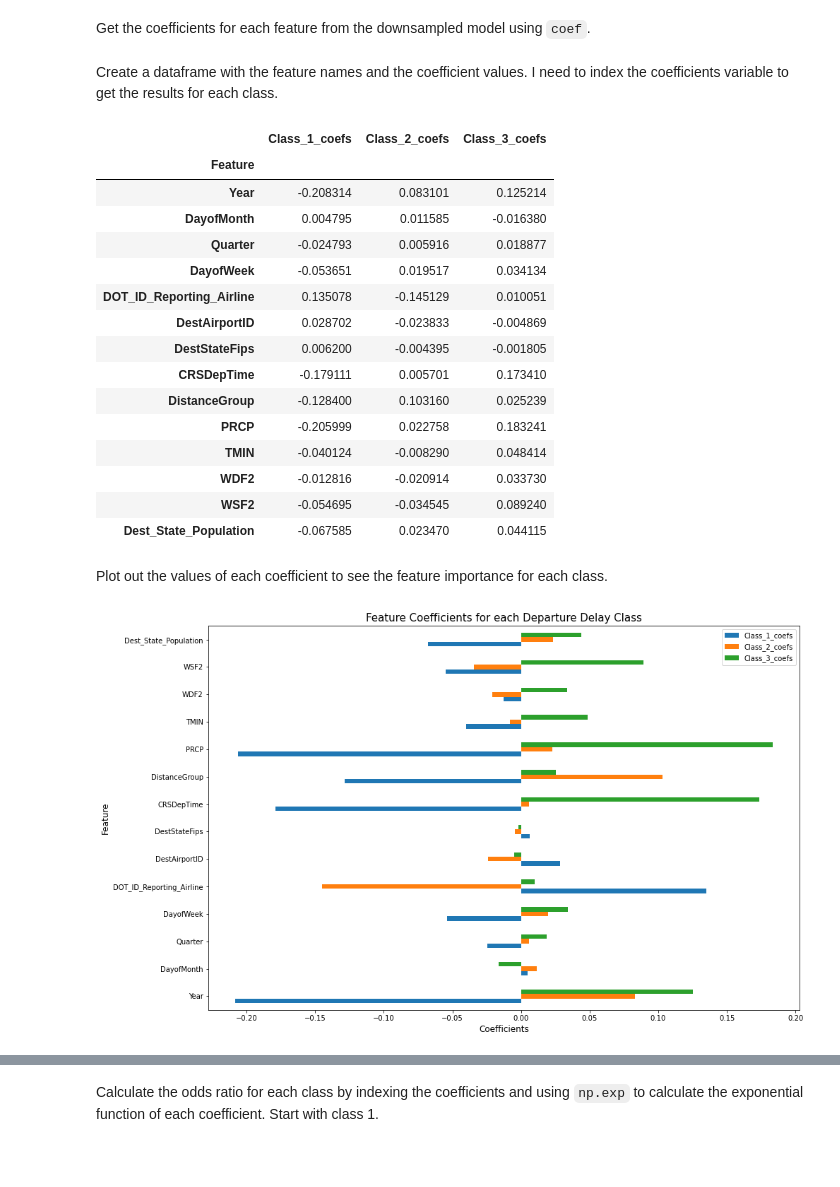
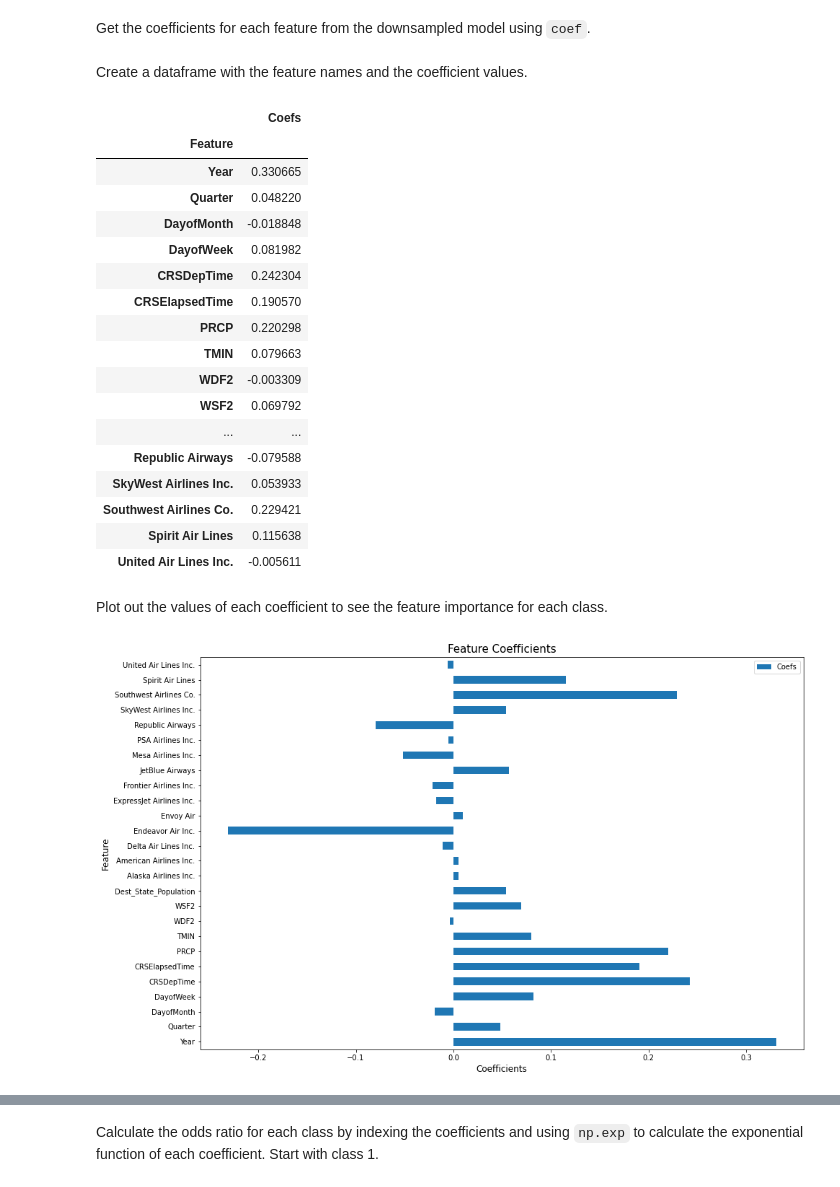
Before and after one commit to stephgolob/Predicting-Flight-Delays, a Jupyter notebook: Logistic_Regression.ipynb, the cells around one changed output, grey strips where cells are left out. Cells and saved outputs as stored; diff of their text form; code cells hidden in the pictures; blank space fills up the shorter version.

```diff
--- a/Logistic_Regression.ipynb
+++ b/Logistic_Regression.ipynb
@@ -56,7 +66,7 @@ y_validation = pd.read_pickle("data/y_validation.pkl")
 Fit a basic Logistic Regression model with the original X_train and y_train data sets.
 # %%
 #instantiate the model
-LR_model = LogisticRegression(solver = 'lbfgs', random_state = 10, max_iter = 10000)
+LR_model = LogisticRegression(random_state = 10, max_iter = 10000)
 
 # fit the model
 LR_model.fit(X_train, y_train)
@@ -498,14 +490,14 @@ The best model is normalized using Standard Scaler and has a C value of 0.1. Re-
 scaler = StandardScaler()
 
 # fit the scaler on X_train_down data
-scaler .fit(X_train_down)
+scaler.fit(X_train_down)
 
 # transform X_train_down and X_validation
 X_train_down_s = scaler.transform(X_train_down)
 X_validation_s = scaler.transform(X_validation)
 
 #instantiate the model
-LR_model_down = LogisticRegression(solver = 'lbfgs', random_state = 10, max_iter = 10000, C = 0.1)
+LR_model_down = LogisticRegression(random_state = 10, max_iter = 10000, C = 0.01)
 
 # fit the model on the downsampled X_train_down and y_train_down data sets
 LR_model_down.fit(X_train_down_s, y_train_down)
@@ -729,43 +693,45 @@ Get the coefficients for each feature from the downsampled model using `coef`.
 # %%
 LR_down_coefs = LR_model_down.coef_
 # %% [markdown]
-Create a dataframe with the feature names and the coefficient values. I need to index the coefficients variable to get the results for each class.
+Create a dataframe with the feature names and the coefficient values.
 # %%
 # Put the feature names and their coefficient values into a data frame
-coef_df = pd.DataFrame({'Feature': X_train.columns, 'Class_1_coefs': LR_model_down.coef_[0], 'Class_2_coefs': LR_model_down.coef_[1], 'Class_3_coefs': LR_model_down.coef_[2]})
+coef_df = pd.DataFrame({'Feature': X_train.columns, 'Coefs': LR_model_down.coef_[0]})
 
 # set the index as the variable name for plotting
 coef_df = coef_df.set_index("Feature")
 coef_df
 # %% [output]
-|  | Class_1_coefs | Class_2_coefs | Class_3_coefs |
-| Feature |  |  |  |
-| Year | -0.208314 | 0.083101 | 0.125214 |
-| DayofMonth | 0.004795 | 0.011585 | -0.016380 |
-| Quarter | -0.024793 | 0.005916 | 0.018877 |
-| DayofWeek | -0.053651 | 0.019517 | 0.034134 |
-| DOT_ID_Reporting_Airline | 0.135078 | -0.145129 | 0.010051 |
-| DestAirportID | 0.028702 | -0.023833 | -0.004869 |
-| DestStateFips | 0.006200 | -0.004395 | -0.001805 |
-| CRSDepTime | -0.179111 | 0.005701 | 0.173410 |
-| DistanceGroup | -0.128400 | 0.103160 | 0.025239 |
-| PRCP | -0.205999 | 0.022758 | 0.183241 |
-| TMIN | -0.040124 | -0.008290 | 0.048414 |
-| WDF2 | -0.012816 | -0.020914 | 0.033730 |
-| WSF2 | -0.054695 | -0.034545 | 0.089240 |
-| Dest_State_Population | -0.067585 | 0.023470 | 0.044115 |
+|  | Coefs |
+| Feature |  |
+| Year | 0.330665 |
+| Quarter | 0.048220 |
+| DayofMonth | -0.018848 |
+| DayofWeek | 0.081982 |
+| CRSDepTime | 0.242304 |
+| CRSElapsedTime | 0.190570 |
+| PRCP | 0.220298 |
+| TMIN | 0.079663 |
+| WDF2 | -0.003309 |
+| WSF2 | 0.069792 |
+| ... | ... |
+| Republic Airways | -0.079588 |
+| SkyWest Airlines Inc. | 0.053933 |
+| Southwest Airlines Co. | 0.229421 |
+| Spirit Air Lines | 0.115638 |
+| United Air Lines Inc. | -0.005611 |
 # %% [markdown]
 Plot out the values of each coefficient to see the feature importance for each class.
 # %%
-coef_df.plot(kind = "barh", stacked = False, figsize = (15,10))
+coef_df.plot(kind = "barh", figsize = (15,10))
 
-plt.title("Feature Coefficients for each Departure Delay Class", fontsize = 15)
+plt.title("Feature Coefficients", fontsize = 15)
 plt.xlabel("Coefficients", fontsize = 12)
 plt.ylabel("Feature", fontsize = 12)
 
 plt.show()
 # %% [output]
-[figure, old version]
+[figure, new version]
 # %% [markdown]
 Observations:
 
```
Also changed, not shown: parts of 77 cells of this notebook.
